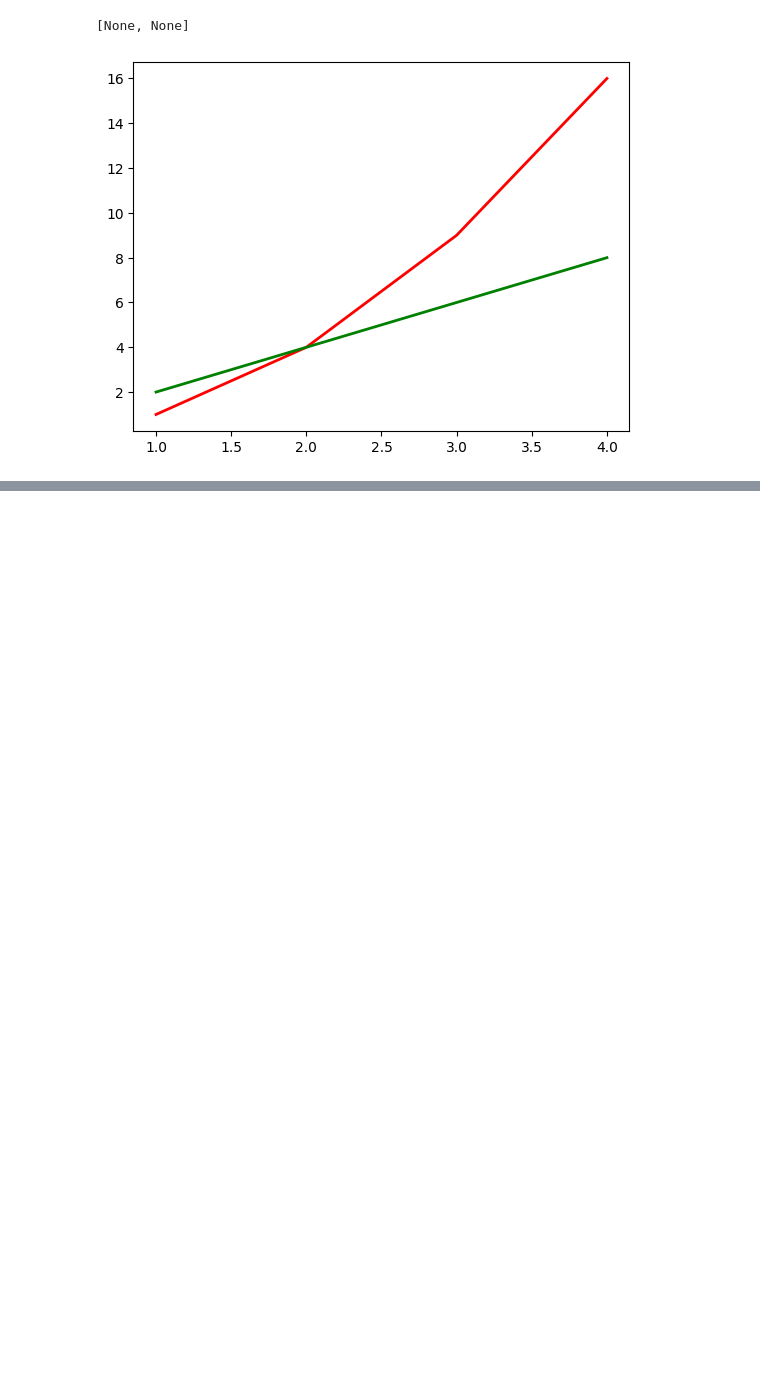
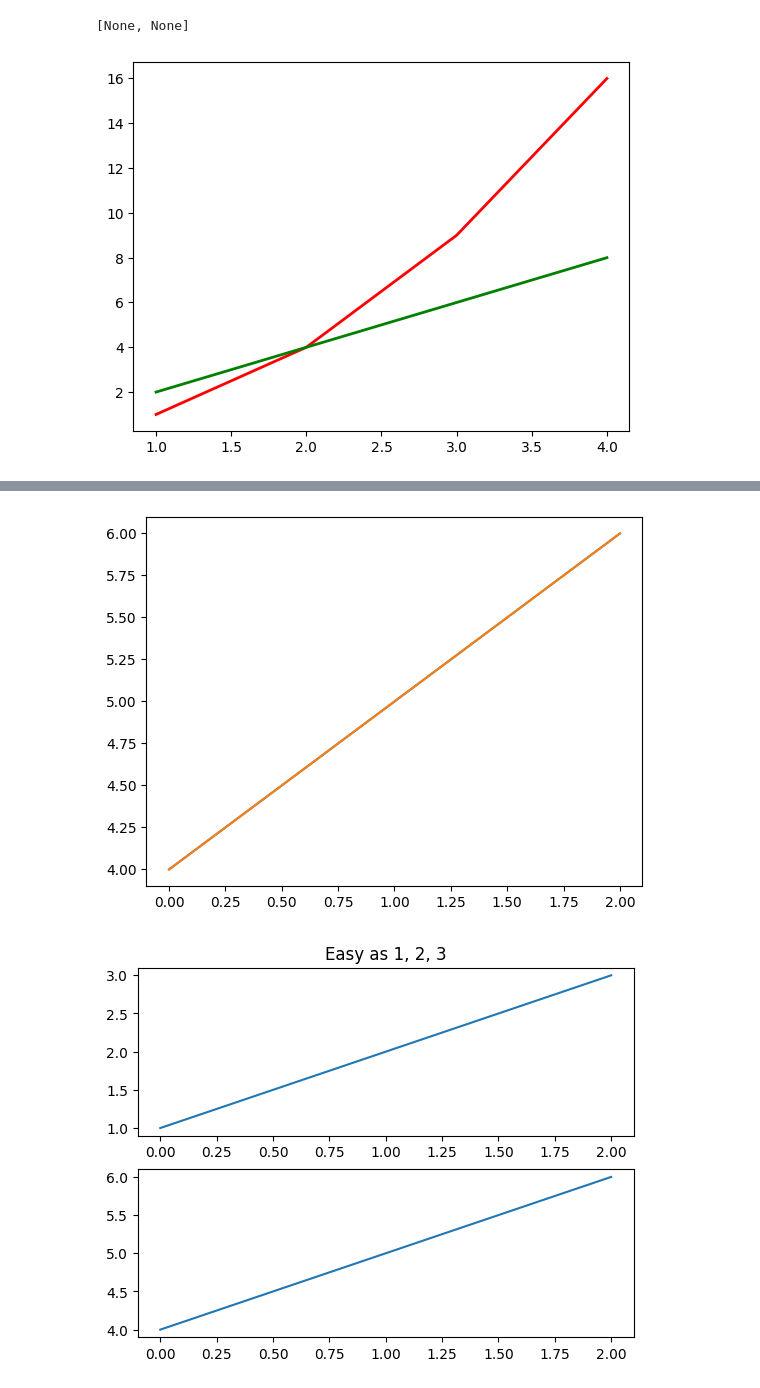
Before and after one commit to gr8bipin/python_basics_finance, a Jupyter notebook: matplotlib_for_python.ipynb, the cells around one changed output, grey strips where cells are left out. Cells and saved outputs as stored; diff of their text form; code cells hidden in the pictures; blank space fills up the shorter version.

```diff
--- a/matplotlib_for_python.ipynb
+++ b/matplotlib_for_python.ipynb
@@ -106,0 +133,20 @@ plt.setp(lines[1], color= 'g', linewidth = 2.0)
+# %%
+plt.figure(1) # the first figure
+plt.subplot(211) # the first subplot in the first figure
+plt.plot([1, 2, 3])
+plt.subplot(212)
+plt.plot([4, 5, 6])
+
+plt.figure(2) # a second figure
+plt.plot([4, 5, 6])
+
+plt.figure(2) # a second figure
+plt.plot([4, 5, 6]) # creates a subplot(111) by default
+
+plt.figure(1) # Figure 1 current; cubplot(212) still current
+plt.subplot(211) # make subplot (211) in figure 1 current
+plt.title("Easy as 1, 2, 3") # subplot 211 title
+plt.show()
+# %% [output]
+[figure, added]
+[figure, added]
```
Also changed, not shown: parts of 39 cells of this notebook.
